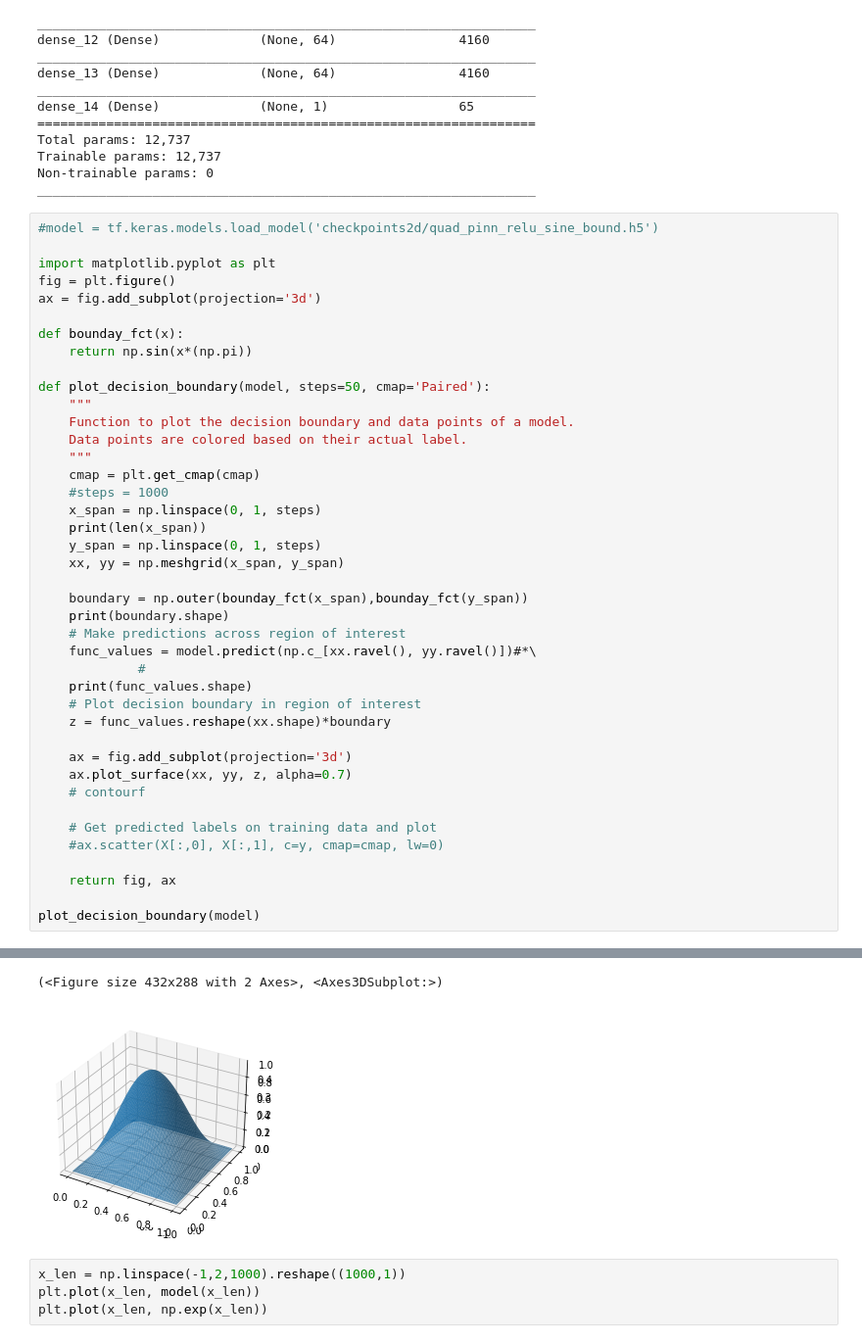
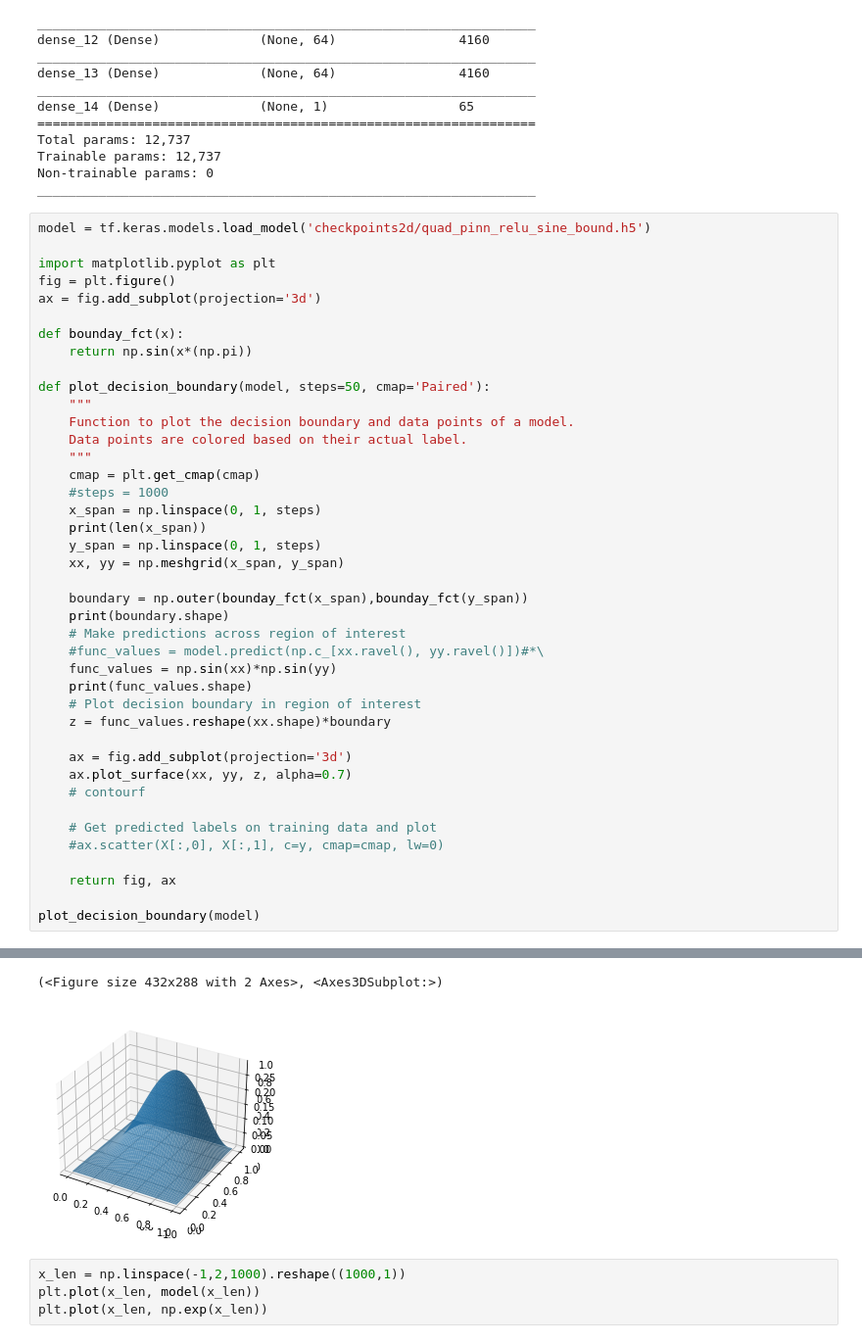
Before and after one commit to NicoDisch/thesis-ma, a Jupyter notebook: main_2/2d_pinn.ipynb, the cells around one changed output, grey strips where cells are left out. Shown at 98% size. Cells and saved outputs as stored; diff of their text form.

```diff
--- a/main_2/2d_pinn.ipynb
+++ b/main_2/2d_pinn.ipynb
@@ -152,7 +152,7 @@ Trainable params: 12,737
 Non-trainable params: 0
 _________________________________________________________________
 # %%
-#model = tf.keras.models.load_model('checkpoints2d/quad_pinn_relu_sine_bound.h5')
+model = tf.keras.models.load_model('checkpoints2d/quad_pinn_relu_sine_bound.h5')
 
 import matplotlib.pyplot as plt
 fig = plt.figure()
@@ -176,8 +176,8 @@ def plot_decision_boundary(model, steps=50, cmap='Paired'):
     boundary = np.outer(bounday_fct(x_span),bounday_fct(y_span))
     print(boundary.shape)
     # Make predictions across region of interest
-    func_values = model.predict(np.c_[xx.ravel(), yy.ravel()])#*\
-             #
+    #func_values = model.predict(np.c_[xx.ravel(), yy.ravel()])#*\
+    func_values = np.sin(xx)*np.sin(yy)
     print(func_values.shape)
     # Plot decision boundary in region of interest
     z = func_values.reshape(xx.shape)*boundary
@@ -199,5 +200,5 @@ plot_decision_boundary(model)
 (<Figure size 432x288 with 2 Axes>, <Axes3DSubplot:>)
-[figure, old version]
+[figure, new version]
 # %%
 x_len = np.linspace(-1,2,1000).reshape((1000,1))
 plt.plot(x_len, model(x_len))
```
Also changed, not shown: parts of 1 cell of this notebook, 3 other files.
